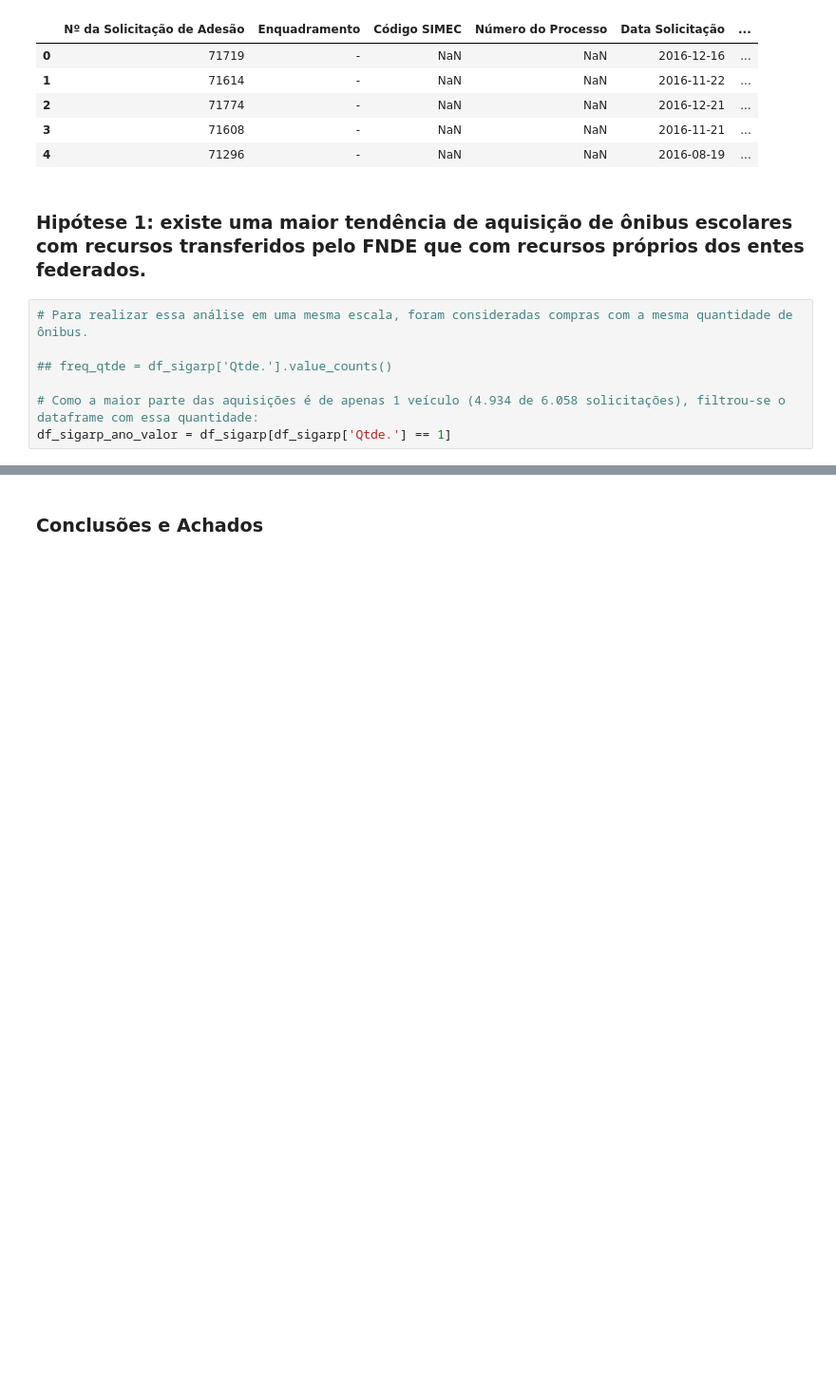
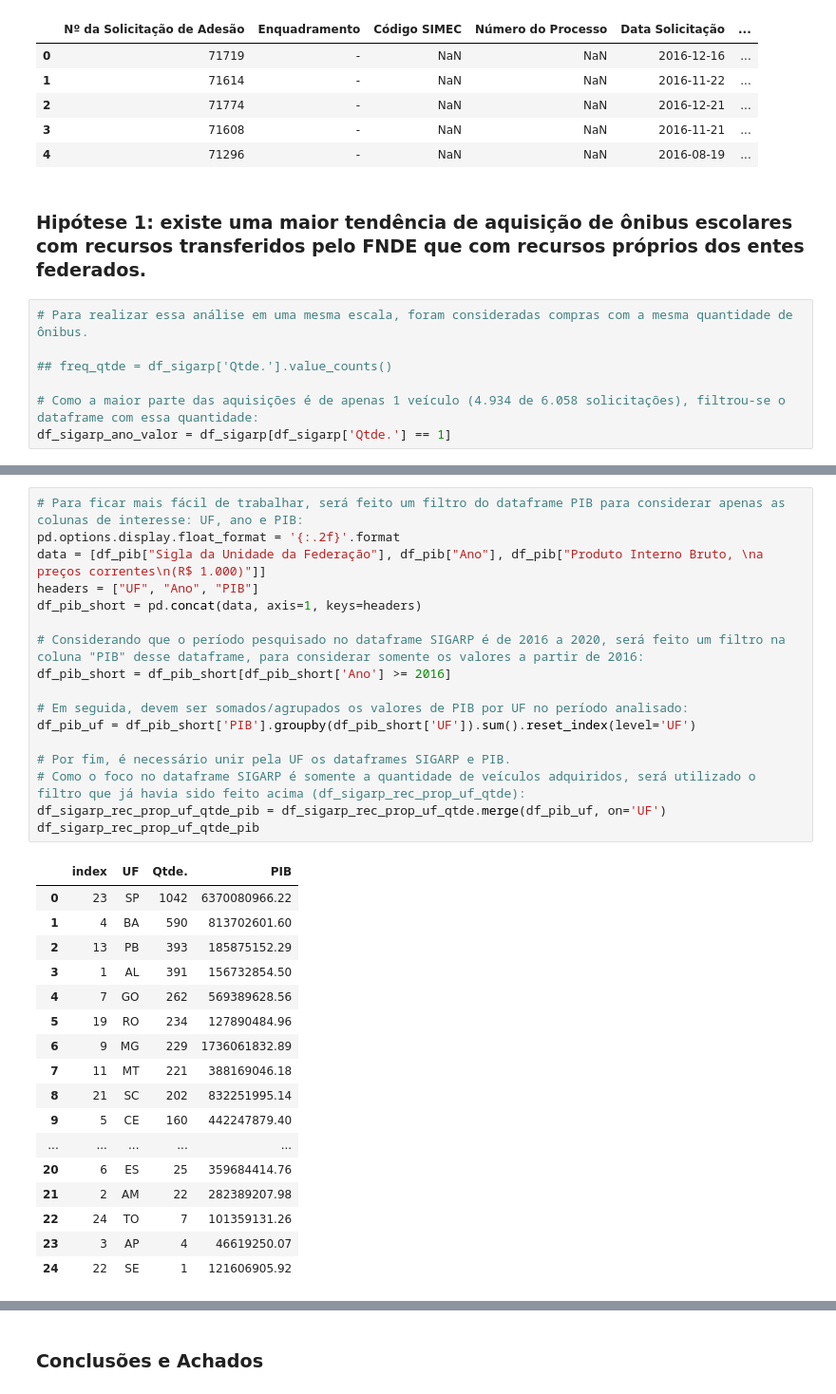
Before and after one commit to sssouto/caminho-da-escola, a Jupyter notebook: TrabalhoFinal_SanderSoaresSouto.ipynb, the cells around one changed output, grey strips where cells are left out. Shown: that part at 95% size. Cells and saved outputs as stored; diff of their text form; blank space fills up the shorter version.

```diff
--- a/TrabalhoFinal_SanderSoaresSouto.ipynb
+++ b/TrabalhoFinal_SanderSoaresSouto.ipynb
@@ -136,3 +198,38 @@ df_pib.head()
 | 2 | 2012 | 1 | Norte | 11 | RO | ... |
 | 3 | 2012 | 1 | Norte | 11 | RO | ... |
 | 4 | 2012 | 1 | Norte | 11 | RO | ... |
+# %%
+# Para ficar mais fácil de trabalhar, será feito um filtro do dataframe PIB para considerar apenas as colunas de interesse: UF, ano e PIB:
+pd.options.display.float_format = '{:.2f}'.format
+data = [df_pib["Sigla da Unidade da Federação"], df_pib["Ano"], df_pib["Produto Interno Bruto, \na preços correntes\n(R$ 1.000)"]]
+headers = ["UF", "Ano", "PIB"]
+df_pib_short = pd.concat(data, axis=1, keys=headers)
+
+# Considerando que o período pesquisado no dataframe SIGARP é de 2016 a 2020, será feito um filtro na coluna "PIB" desse dataframe, para considerar somente os valores a partir de 2016:
+df_pib_short = df_pib_short[df_pib_short['Ano'] >= 2016]
+
+# Em seguida, devem ser somados/agrupados os valores de PIB por UF no período analisado:
+df_pib_uf = df_pib_short['PIB'].groupby(df_pib_short['UF']).sum().reset_index(level='UF')
+
+# Por fim, é necessário unir pela UF os dataframes SIGARP e PIB.
+# Como o foco no dataframe SIGARP é somente a quantidade de veículos adquiridos, será utilizado o filtro que já havia sido feito acima (df_sigarp_rec_prop_uf_qtde):
+df_sigarp_rec_prop_uf_qtde_pib = df_sigarp_rec_prop_uf_qtde.merge(df_pib_uf, on='UF')
+df_sigarp_rec_prop_uf_qtde_pib
+# %% [output]
+|  | index | UF | Qtde. | PIB |
+| 0 | 23 | SP | 1042 | 6370080966.22 |
+| 1 | 4 | BA | 590 | 813702601.60 |
+| 2 | 13 | PB | 393 | 185875152.29 |
+| 3 | 1 | AL | 391 | 156732854.50 |
+| 4 | 7 | GO | 262 | 569389628.56 |
+| 5 | 19 | RO | 234 | 127890484.96 |
+| 6 | 9 | MG | 229 | 1736061832.89 |
+| 7 | 11 | MT | 221 | 388169046.18 |
+| 8 | 21 | SC | 202 | 832251995.14 |
+| 9 | 5 | CE | 160 | 442247879.40 |
+| ... | ... | ... | ... | ... |
+| 20 | 6 | ES | 25 | 359684414.76 |
+| 21 | 2 | AM | 22 | 282389207.98 |
+| 22 | 24 | TO | 7 | 101359131.26 |
+| 23 | 3 | AP | 4 | 46619250.07 |
+| 24 | 22 | SE | 1 | 121606905.92 |
```
Also changed, not shown: parts of 14 cells of this notebook.
